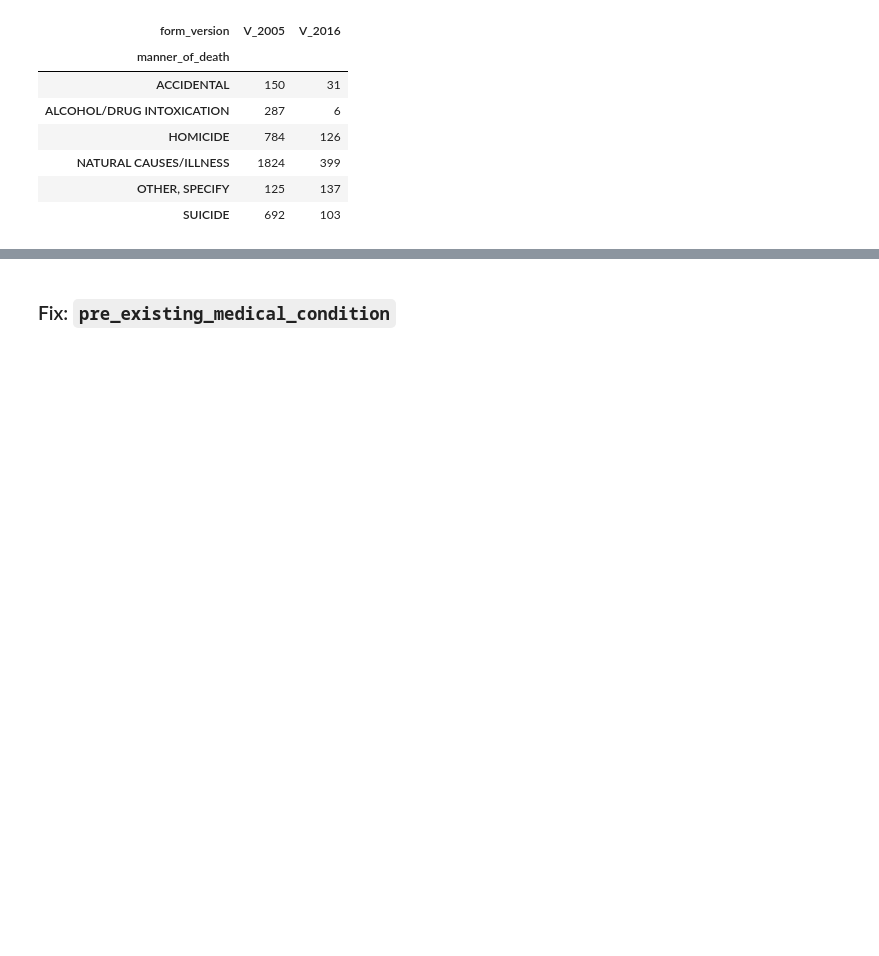
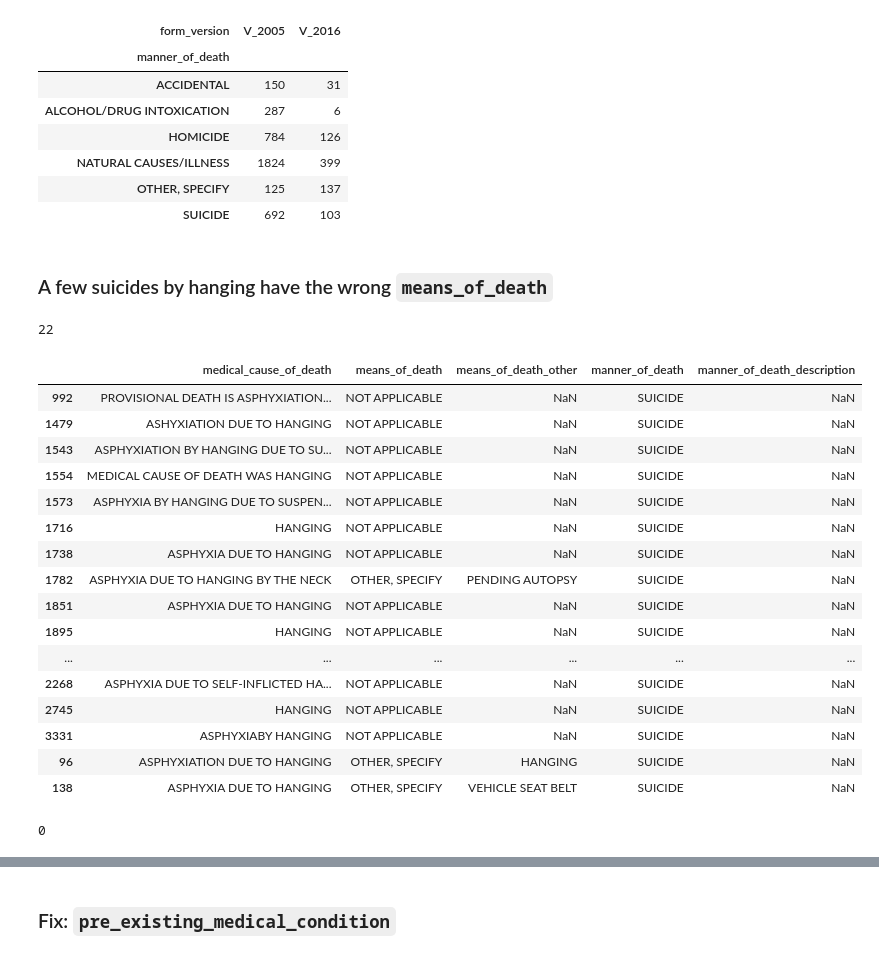
Before and after one commit to texas-justice-initiative/data-processing, a Jupyter notebook: data_cleaning/clean_cdr.ipynb, the cells around one changed output, grey strips where cells are left out. Drawn from its saved outputs; the diff is of its cells as text; code cells hidden in the pictures; blank space fills up the shorter version.

```diff
--- a/data_cleaning/clean_cdr.ipynb
+++ b/data_cleaning/clean_cdr.ipynb
@@ -357,8 +359,8 @@ replacements = {
     'LAW ENFORCEMENT FACILITY/BOOKING CENTER': 'LAW ENFORCEMENT FACILITY',
     'DEAD ON ARRIVAL AT MEDICAL FACILITY': 'EN ROUTE TO MEDICAL FACILITY',
     'EN ROUTE TO BOOKING CENTER/POLICE LOCKUP': 'EN ROUTE TO LAW ENFORCEMENT FACILITY',
-    'ELSEWHERE': 'OTHER, SPECIFY',
-    'ELSEWHERE, SPECIFY': 'OTHER, SPECIFY',
+    'ELSEWHERE': OTHER_SPECIFY,
+    'ELSEWHERE, SPECIFY': OTHER_SPECIFY,
 }
 cdr['death_location'] = cdr['death_location'].apply(lambda x: replacements.get(x.strip(), x))
 pd.crosstab(cdr.death_location, cdr.form_version)
@@ -397,7 +399,7 @@ pd.crosstab(cdr.means_of_death, cdr.form_version)
 replacements = {
     'NOT APPLICABLE, CAUSE OF DEATH WAS ILLNESS/NATURAL CAUSE': 'NOT APPLICABLE',
     'NOT APPLICABLE; CAUSE OF DEATH WAS INTOXICATION OR ILLNESS/NATURAL CAUSES': 'NOT APPLICABLE',
-    'OTHER': 'OTHER, SPECIFY',
+    'OTHER': OTHER_SPECIFY,
     'KNIFE, CUTTING INSTRUMENT': 'KNIFE / EDGED INSTRUMENT',
     'BLUNT INSTRUMENT': 'BATON / BLUNT INSTRUMENT',
     "DON'T KNOW": 'UNKNOWN',
@@ -434,7 +436,7 @@ Name: means_of_death_other, dtype: int64
 other_values = ['UNKNOWN', 'VEHICLE ACCIDENT', 'KNIFE / EDGED INSTRUMENT', 'BATON / BLUNT INSTRUMENT']
 indices = cdr['means_of_death'].isin(other_values)
 cdr.loc[indices, 'means_of_death_other'] = cdr.loc[indices, 'means_of_death']
-cdr.loc[indices, 'means_of_death'] = 'OTHER, SPECIFY'
+cdr.loc[indices, 'means_of_death'] = OTHER_SPECIFY
 
 pd.crosstab(cdr.means_of_death, cdr.form_version)
 # %% [output]
@@ -493,8 +495,8 @@ replacements = {
     'HOMICIDE (INCLUDES JUSTIFIABLE HOMICIDE)': 'HOMICIDE',
     'ACCIDENTAL INJURY CAUSED BY OTHERS': 'ACCIDENTAL',
     'ACCIDENTAL INJURY TO SELF': 'ACCIDENTAL',
-    'OTHER': 'OTHER, SPECIFY',
-    'OTHER - SPECIFY': 'OTHER, SPECIFY',
+    'OTHER': OTHER_SPECIFY,
+    'OTHER - SPECIFY': OTHER_SPECIFY,
 }
 cdr['manner_of_death'] = cdr['manner_of_death'].apply(lambda x: replacements.get(x.strip(), x))
 
@@ -504,7 +506,7 @@ cdr['manner_of_death'] = cdr['manner_of_death'].apply(lambda x: replacements.get
 other_values = ['PENDING AUTOPSY RESULTS', 'COULD NOT BE DETERMINED']
 indices = cdr['manner_of_death'].isin(other_values)
 cdr.loc[indices, 'manner_of_death_description'] = cdr.loc[indices, 'manner_of_death']
-cdr.loc[indices, 'manner_of_death'] = 'OTHER, SPECIFY'
+cdr.loc[indices, 'manner_of_death'] = OTHER_SPECIFY
 
 pd.crosstab(cdr.form_version, cdr.manner_of_death).T
 # %% [output]
@@ -516,3 +518,39 @@ pd.crosstab(cdr.form_version, cdr.manner_of_death).T
 | NATURAL CAUSES/ILLNESS | 1824 | 399 |
 | OTHER, SPECIFY | 125 | 137 |
 | SUICIDE | 692 | 103 |
+# %% [markdown]
+### A few suicides by hanging have the wrong `means_of_death`
+# %%
+frame = cdr[(cdr.manner_of_death == 'SUICIDE') & (cdr.means_of_death != 'HANGING, STRANGULATION')]
+frame = frame[(frame.medical_cause_of_death.fillna('').str.contains('HANGING')) |
+              frame.manner_of_death_description.fillna('').str.contains('HANGING')]
+print(len(frame))
+frame[['medical_cause_of_death', 'means_of_death', 'means_of_death_other', 'manner_of_death', 'manner_of_death_description']]
+# %% [output]
+22
+|  | medical_cause_of_death | means_of_death | means_of_death_other | manner_of_death | manner_of_death_description |
+| 992 | PROVISIONAL DEATH IS ASPHYXIATION... | NOT APPLICABLE | NaN | SUICIDE | NaN |
+| 1479 | ASHYXIATION DUE TO HANGING | NOT APPLICABLE | NaN | SUICIDE | NaN |
+| 1543 | ASPHYXIATION BY HANGING DUE TO SU... | NOT APPLICABLE | NaN | SUICIDE | NaN |
+| 1554 | MEDICAL CAUSE OF DEATH WAS HANGING | NOT APPLICABLE | NaN | SUICIDE | NaN |
+| 1573 | ASPHYXIA BY HANGING DUE TO SUSPEN... | NOT APPLICABLE | NaN | SUICIDE | NaN |
+| 1716 | HANGING | NOT APPLICABLE | NaN | SUICIDE | NaN |
+| 1738 | ASPHYXIA DUE TO HANGING | NOT APPLICABLE | NaN | SUICIDE | NaN |
+| 1782 | ASPHYXIA DUE TO HANGING BY THE NECK | OTHER, SPECIFY | PENDING AUTOPSY | SUICIDE | NaN |
+| 1851 | ASPHYXIA DUE TO HANGING | NOT APPLICABLE | NaN | SUICIDE | NaN |
+| 1895 | HANGING | NOT APPLICABLE | NaN | SUICIDE | NaN |
+| ... | ... | ... | ... | ... | ... |
+| 2268 | ASPHYXIA DUE TO SELF-INFLICTED HA... | NOT APPLICABLE | NaN | SUICIDE | NaN |
+| 2745 | HANGING | NOT APPLICABLE | NaN | SUICIDE | NaN |
+| 3331 | ASPHYXIABY HANGING | NOT APPLICABLE | NaN | SUICIDE | NaN |
+| 96 | ASPHYXIATION DUE TO HANGING | OTHER, SPECIFY | HANGING | SUICIDE | NaN |
+| 138 | ASPHYXIA DUE TO HANGING | OTHER, SPECIFY | VEHICLE SEAT BELT | SUICIDE | NaN |
+# %%
+cdr.loc[frame.index, 'means_of_death'] = 'HANGING, STRANGULATION'
+
+# Be sure we got them all
+frame = cdr[(cdr.manner_of_death == 'SUICIDE') & (cdr.means_of_death != 'HANGING, STRANGULATION')]
+frame = frame[frame.medical_cause_of_death.fillna('').str.contains('HANGING')]
+print(len(frame))
+# %% [output]
+0
```
Also changed, not shown: parts of 18 cells of this notebook.
